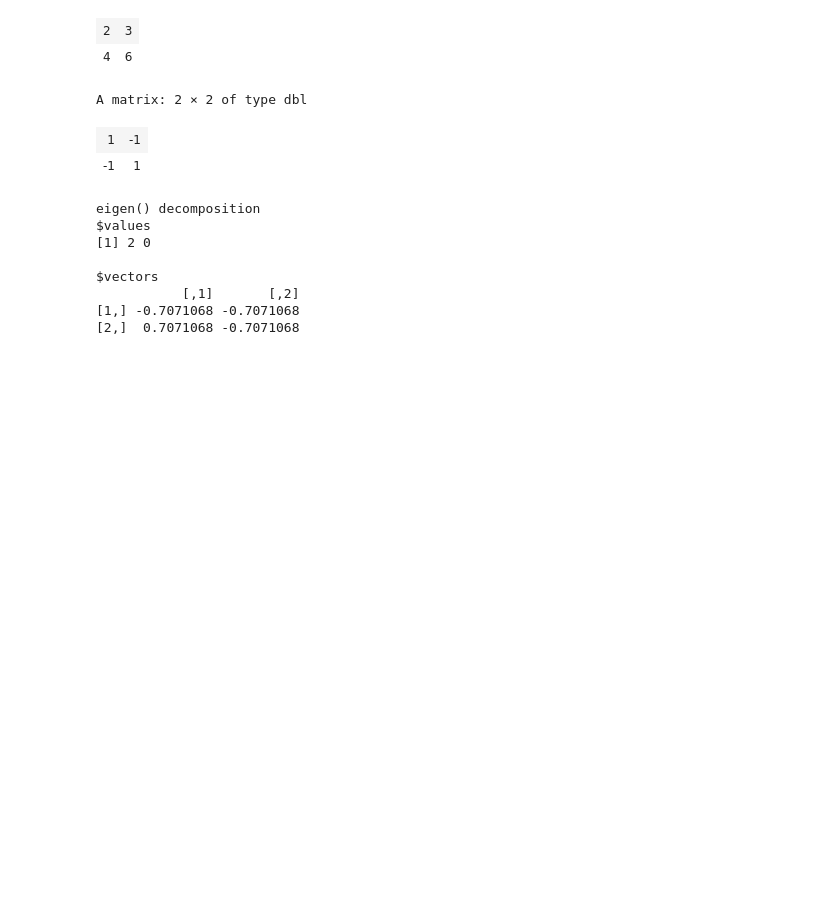
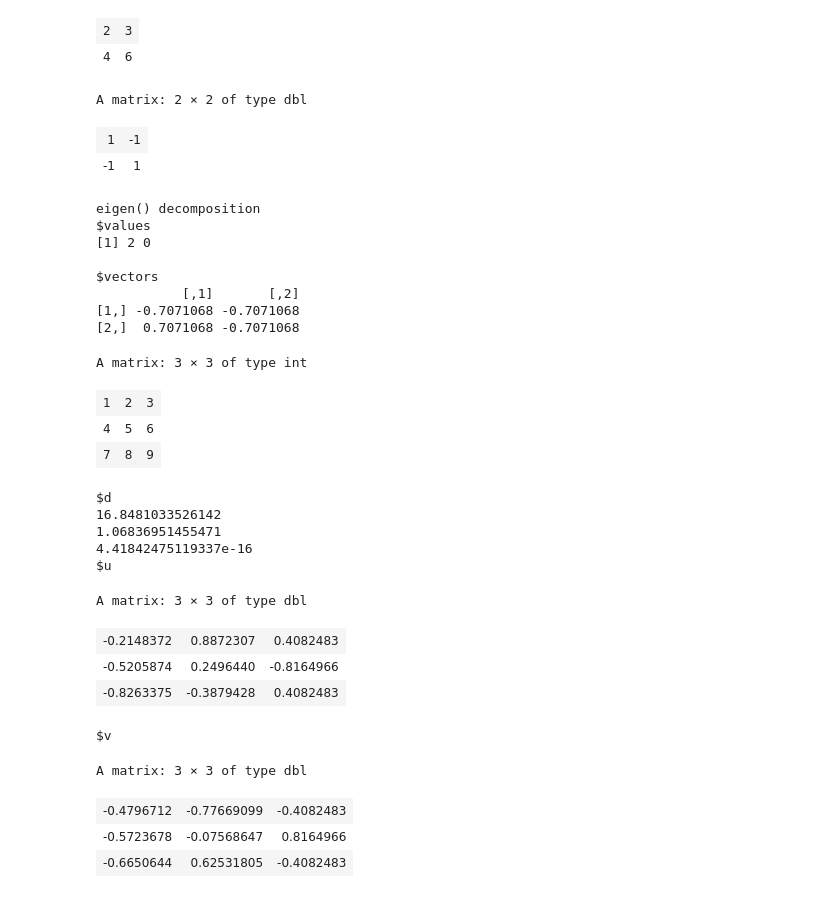
Before and after one commit to gyujin0450/RPRG, a Jupyter notebook: p124_주요내장함수.ipynb, the cells around one changed output. Cells and saved outputs as stored; diff of their text form; code cells hidden in the pictures; blank space fills up the shorter version.

```diff
--- a/p124_주요내장함수.ipynb
+++ b/p124_주요내장함수.ipynb
@@ -460,3 +461,28 @@ $vectors
            [,1]       [,2]
 [1,] -0.7071068 -0.7071068
 [2,]  0.7071068 -0.7071068
+# %%
+# svd(x) : m*n 행렬을 대상으로 특이값을 분해하는 함수 < 선형대수 공부필요, 자세한 이해는 Skip >
+# https://rfriend.tistory.com/185
+x <- matrix(1:9, nrow = 3, ncol = 3, byrow = T)
+x
+svd(x)
+# %% [output]
+A matrix: 3 × 3 of type int
+| 1 | 2 | 3 |
+| 4 | 5 | 6 |
+| 7 | 8 | 9 |
+$d
+16.8481033526142
+1.06836951455471
+4.41842475119337e-16
+$u
+A matrix: 3 × 3 of type dbl
+| -0.2148372 | 0.8872307 | 0.4082483 |
+| -0.5205874 | 0.2496440 | -0.8164966 |
+| -0.8263375 | -0.3879428 | 0.4082483 |
+$v
+A matrix: 3 × 3 of type dbl
+| -0.4796712 | -0.77669099 | -0.4082483 |
+| -0.5723678 | -0.07568647 | 0.8164966 |
+| -0.6650644 | 0.62531805 | -0.4082483 |
```
Also changed, not shown: parts of 9 cells of this notebook.
